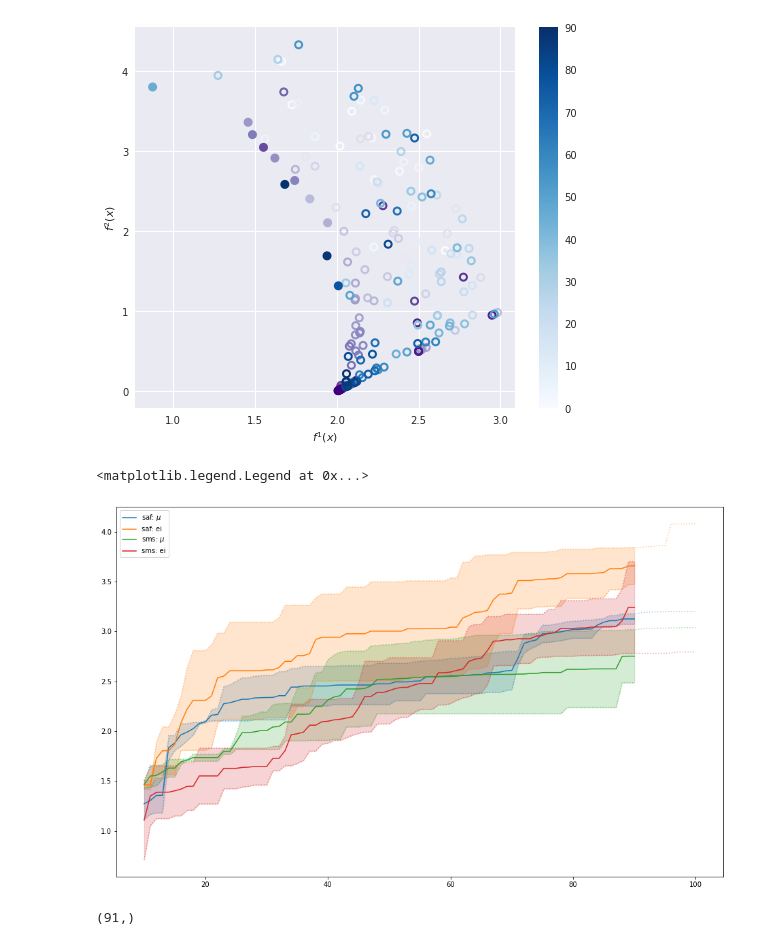
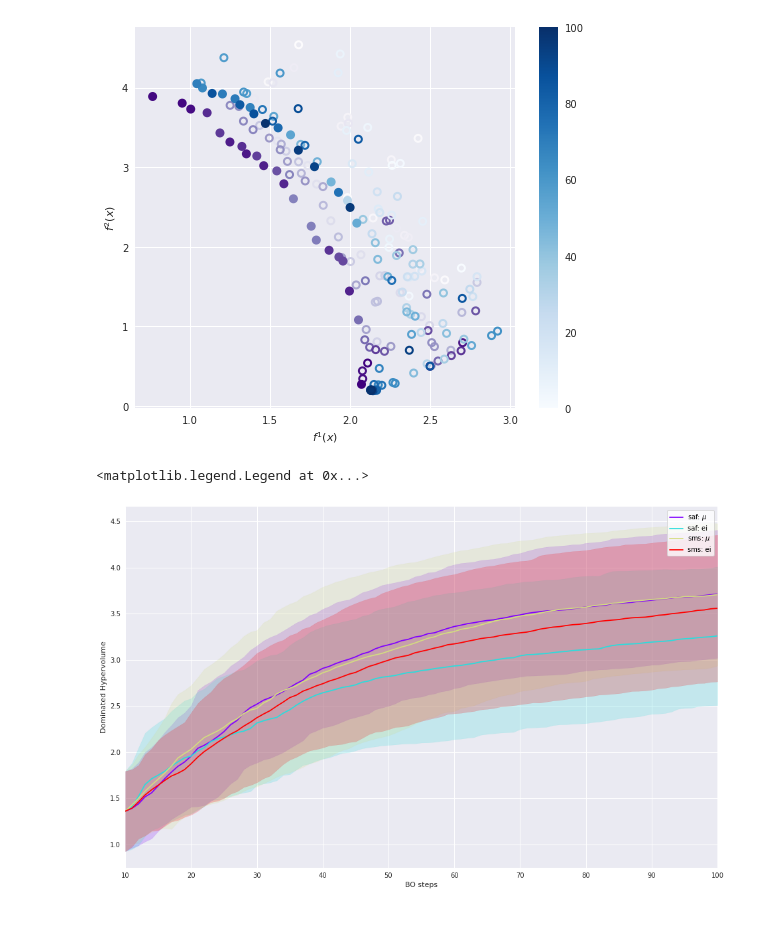
Before and after one commit to FinleyGibson/SAF_EMO, a Jupyter notebook: analytics/analysis/basic_load_model.ipynb, the cells around one changed output. Cells and saved outputs as stored; diff of their text form; code cells hidden in the pictures.

```diff
--- a/analytics/analysis/basic_load_model.ipynb
+++ b/analytics/analysis/basic_load_model.ipynb
@@ -38,0 +27,4 @@ sms_ei_results = load_all(path)
+# %%
+dir_path = os.path.join(rootpath.detect(), "experiments/wfg6_2obj/log_data")
+result_dirs = os.listdir(dir_path)
+result_dirs
@@ -39 +36,6 @@ sms_ei_results = load_all(path)
+# %%
+saf_ei_results = load_all(os.path.join(dir_path, result_dirs[0]))
+saf_mu_results = load_all(os.path.join(dir_path, result_dirs[1]))
+sms_ei_results = load_all(os.path.join(dir_path, result_dirs[2]))
+sms_mu_results = load_all(os.path.join(dir_path, result_dirs[3]))
 # %%
@@ -51,4 +53,4 @@ fig_smsmu = plot_all_pareto_2d(sms_mu_results)
 # %%
-fig_smsmei= plot_all_pareto_2d(sms_ei_results)
+fig_smsmei= plot_all_pareto_2d(sms_ei_results, plot_indices=[1, 2])
 # %% [output]
-[figure, old version]
+[figure, new version]
@@ -82,11 +57,20 @@ def plot_hypervolume(results, axis=None, label=None, plot_individuals=False, col
 # %%
-fig_hv = plt.figure(figsize=[16, 10])
-ax_hv = fig_hv.gca()
-plot_hypervolume(saf_mu_results, axis=ax_hv, plot_individuals=True, label="saf: $\mu$", color="C0")
-plot_hypervolume(saf_ei_results, axis=ax_hv, plot_individuals=True, label="saf: ei", color="C1")
-plot_hypervolume(sms_mu_results, axis=ax_hv, plot_individuals=True, label="sms: $\mu$", color="C2")
-plot_hypervolume(sms_ei_results, axis=ax_hv, plot_individuals=True, label="sms: ei", color="C3")
+import matplotlib.pyplot as plt
+with plt.style.context(PLOT_STYLE["plot_style"]):
+    fig_hv = plt.figure(figsize=[16, 10])
+    ax_hv = fig_hv.gca()
+
+cmap = PLOT_STYLE['plot_cmap']
+colors = cmap(np.linspace(0, 1, len(result_dirs)))
+
+plot_measure(saf_mu_results, measure="hypervolume", axis=ax_hv, plot_individuals=False, label="saf: $\mu$", color=colors[0])
+plot_measure(saf_ei_results, measure="hypervolume", axis=ax_hv, plot_individuals=False, label="saf: ei", color=colors[1])
+plot_measure(sms_mu_results, measure="hypervolume", axis=ax_hv, plot_individuals=False, label="sms: $\mu$", color=colors[2])
+plot_measure(sms_ei_results, measure="hypervolume", axis=ax_hv, plot_individuals=False, label="sms: ei", color=colors[3])
+ax_hv.set_xlim([10, 100])
+ax_hv.set_xlabel("BO steps")
+ax_hv.set_ylabel("Dominated Hypervolume")
 ax_hv.legend()
 # %% [output]
 <matplotlib.legend.Legend at 0x...>
-[figure, old version]
+[figure, new version]
@@ -95,4 +76,0 @@ hvs = np.asarray(saf_ei_results["hypervolume"])
-# %%
-np.shape(hvs[0])
-# %% [output]
-(91,)
```
Also changed, not shown: parts of 16 cells of this notebook, 13 other files.
